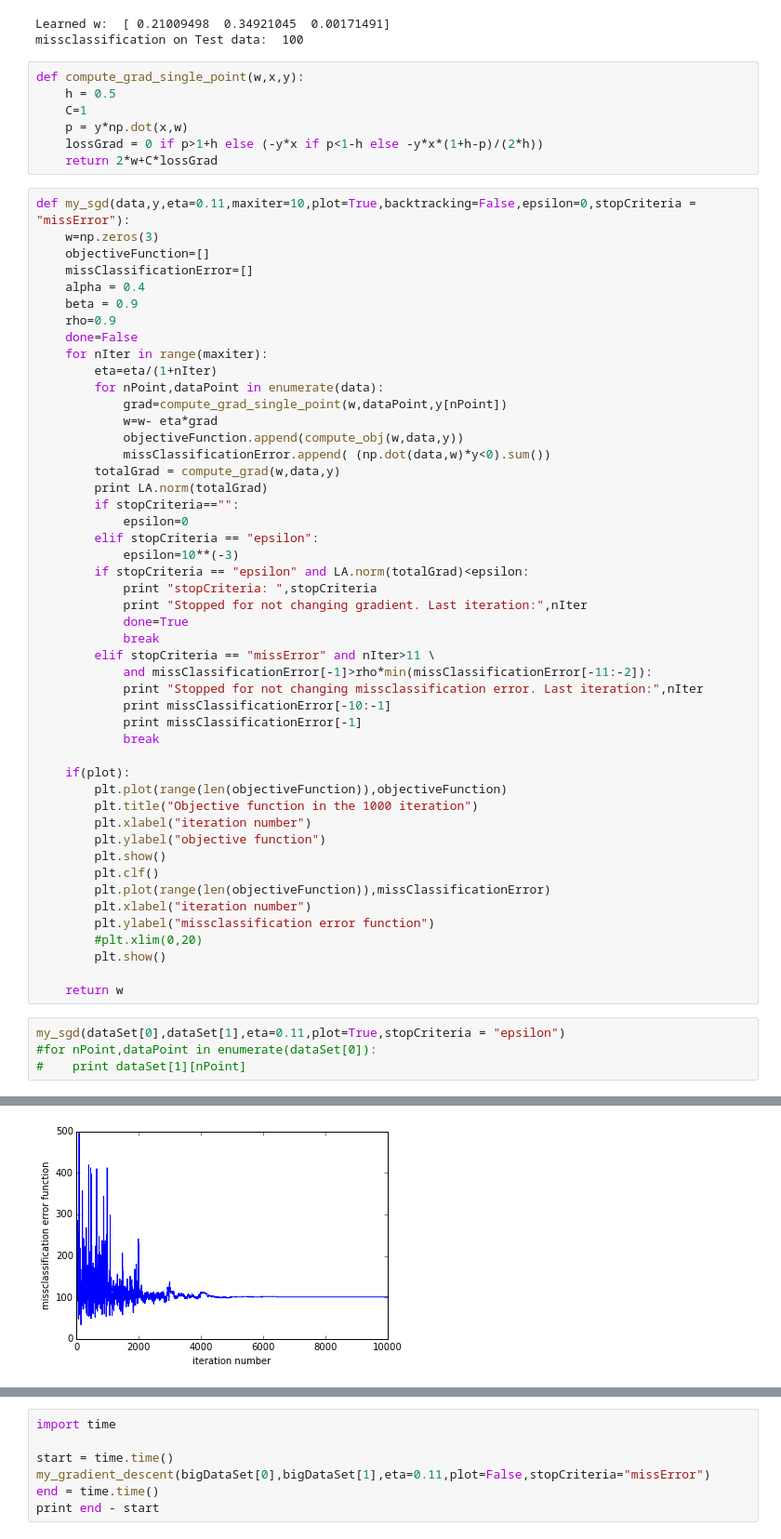
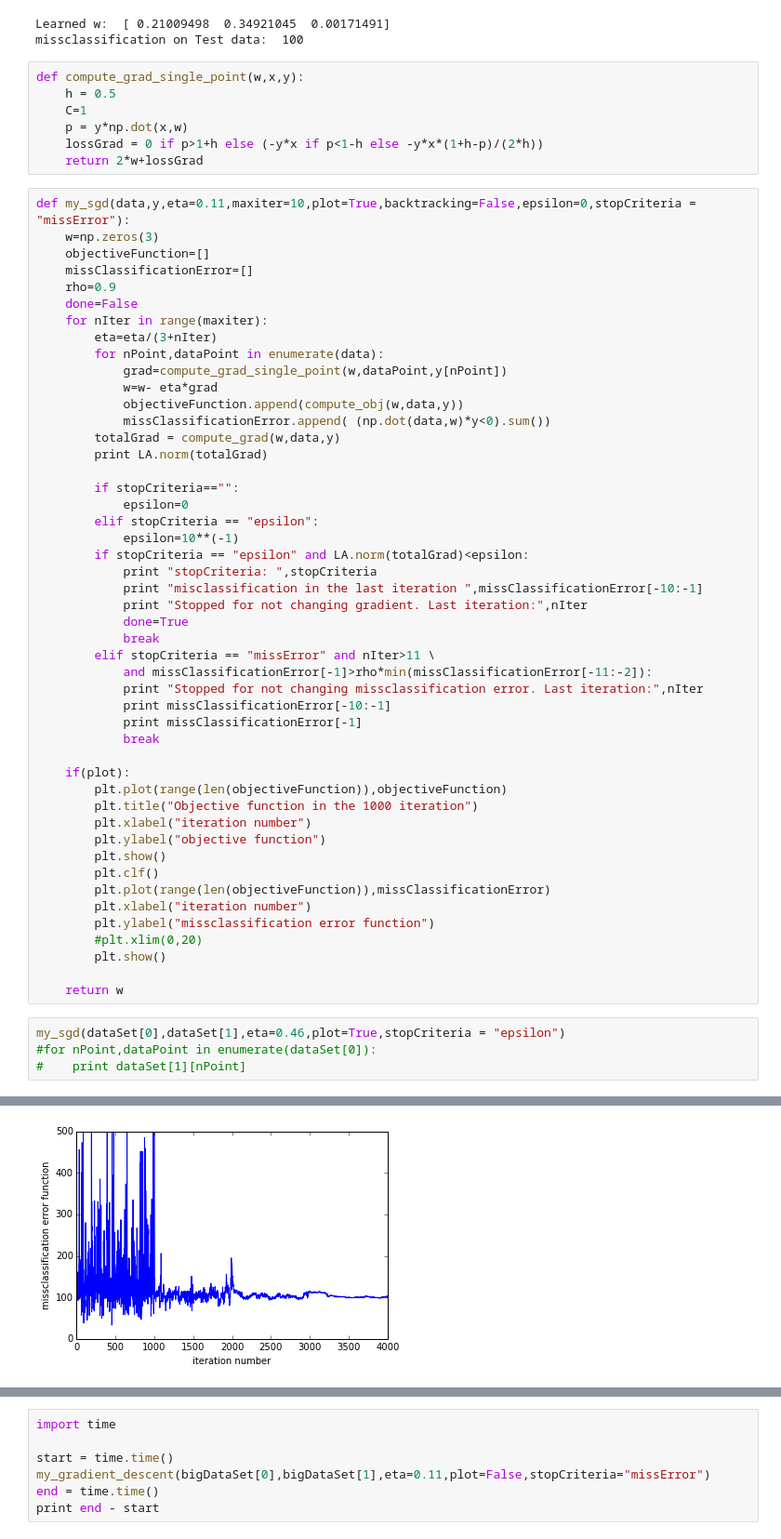
Before and after one commit to mc3784/Computational-Machine-Learning-, a Jupyter notebook: LossFunctions.ipynb, the cells around one changed output, grey strips where cells are left out. Shown at 93% size. Drawn from its saved outputs; the diff is of its cells as text.

```diff
--- a/LossFunctions.ipynb
+++ b/LossFunctions.ipynb
@@ -348,18 +348,16 @@ def compute_grad_single_point(w,x,y):
     C=1
     p = y*np.dot(x,w)
     lossGrad = 0 if p>1+h else (-y*x if p<1-h else -y*x*(1+h-p)/(2*h))
-    return 2*w+C*lossGrad
+    return 2*w+lossGrad
 # %%
 def my_sgd(data,y,eta=0.11,maxiter=10,plot=True,backtracking=False,epsilon=0,stopCriteria = "missError"):
     w=np.zeros(3)
     objectiveFunction=[]
     missClassificationError=[]
-    alpha = 0.4
-    beta = 0.9
     rho=0.9
     done=False
     for nIter in range(maxiter):
-        eta=eta/(1+nIter)
+        eta=eta/(3+nIter)
         for nPoint,dataPoint in enumerate(data):
             grad=compute_grad_single_point(w,dataPoint,y[nPoint])
             w=w- eta*grad
@@ -367,12 +365,14 @@ def my_sgd(data,y,eta=0.11,maxiter=10,plot=True,backtracking=False,epsilon=0,sto
             missClassificationError.append( (np.dot(data,w)*y<0).sum())
         totalGrad = compute_grad(w,data,y)
         print LA.norm(totalGrad)
+
         if stopCriteria=="":
             epsilon=0
         elif stopCriteria == "epsilon":
-            epsilon=10**(-3)
+            epsilon=10**(-1)
         if stopCriteria == "epsilon" and LA.norm(totalGrad)<epsilon:
             print "stopCriteria: ",stopCriteria
+            print "misclassification in the last iteration ",missClassificationError[-10:-1]
             print "Stopped for not changing gradient. Last iteration:",nIter
             done=True
             break
@@ -398,7 +398,7 @@ def my_sgd(data,y,eta=0.11,maxiter=10,plot=True,backtracking=False,epsilon=0,sto
 
     return w
 # %%
-my_sgd(dataSet[0],dataSet[1],eta=0.11,plot=True,stopCriteria = "epsilon")
+my_sgd(dataSet[0],dataSet[1],eta=0.46,plot=True,stopCriteria = "epsilon")
 #for nPoint,dataPoint in enumerate(dataSet[0]):
 #    print dataSet[1][nPoint]
 # %% [output]
@@ -416 +413 @@ my_sgd(dataSet[0],dataSet[1],eta=0.11,plot=True,stopCriteria = "epsilon")
-[figure, old version]
+[figure, new version]
```
Also changed, not shown: parts of 5 cells of this notebook, 1 other file.
